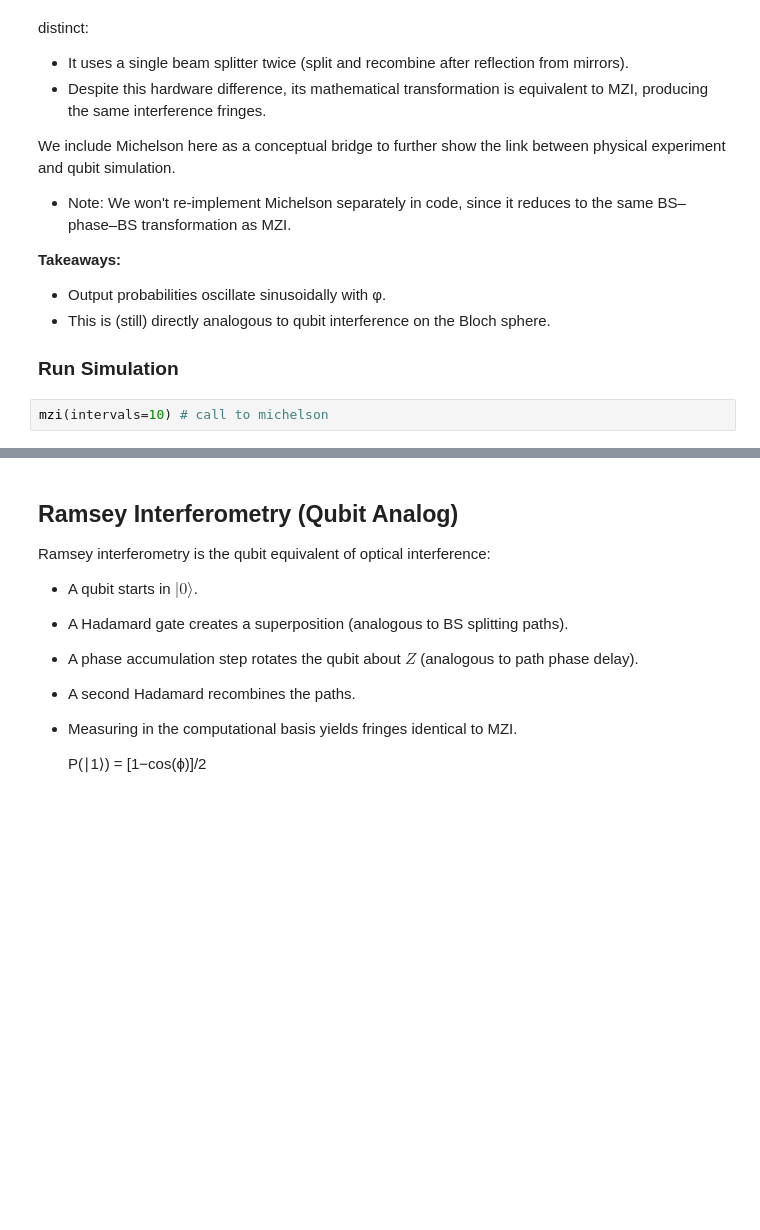
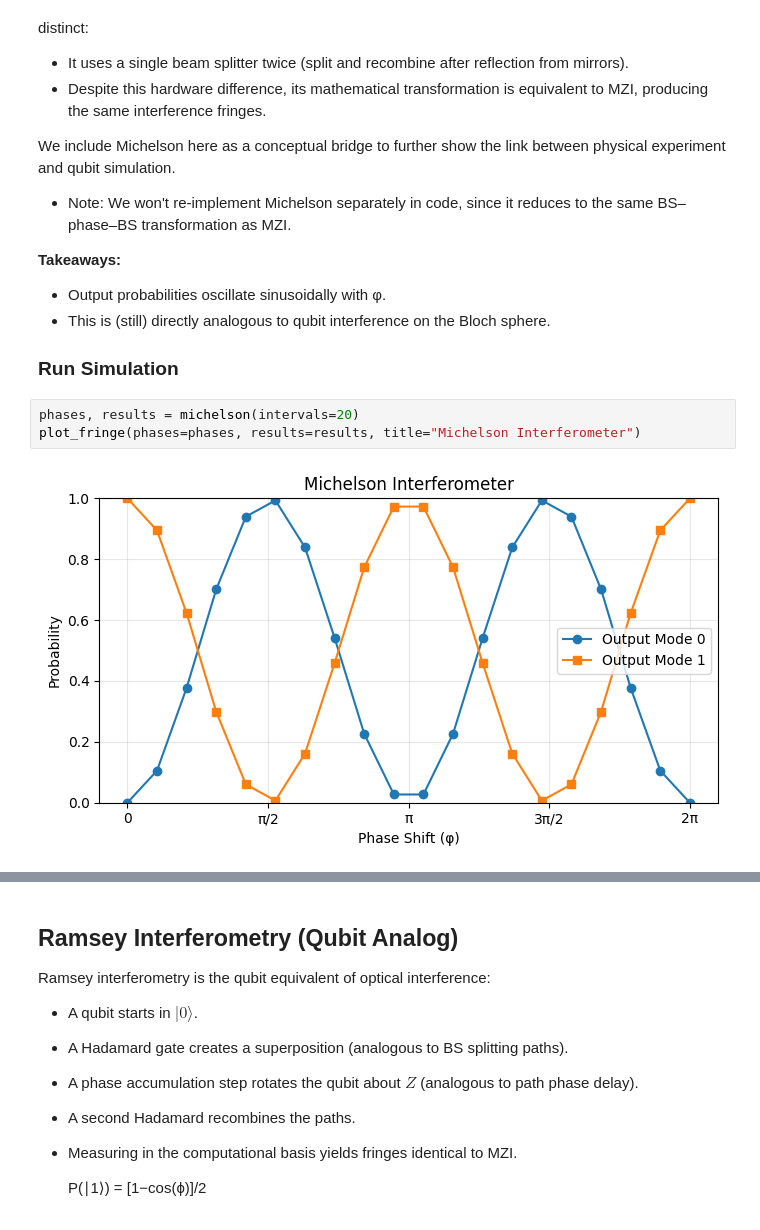
Before and after one commit to ismail-mehmood/quantum_nnl_project, a Jupyter notebook: notebooks/extension/extension.ipynb, the cells around one changed output, grey strips where cells are left out. Saved outputs shown, nothing was run; the diff lists cells and outputs as text; blank space fills up the shorter version.

```diff
--- a/notebooks/extension/extension.ipynb
+++ b/notebooks/extension/extension.ipynb
@@ -71,4 +76,7 @@ We include Michelson here as a conceptual bridge to further show the link betwee
 
 ### Run Simulation
 # %%
-mzi(intervals=10) # call to michelson
+phases, results = michelson(intervals=20)
+plot_fringe(phases=phases, results=results, title="Michelson Interferometer")
+# %% [output]
+[figure, added]
```
Also changed, not shown: parts of 11 cells of this notebook, 5 other files.
